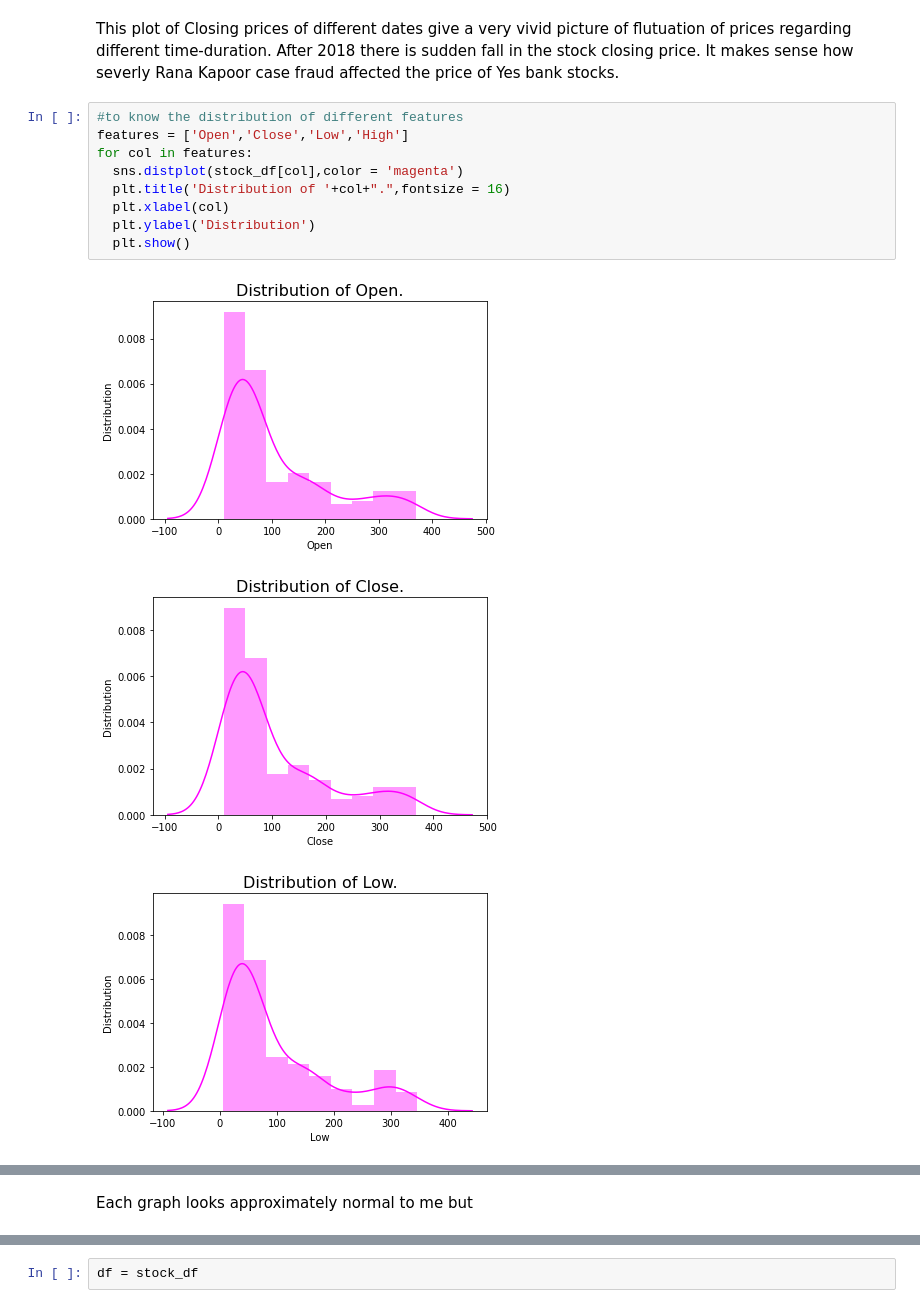
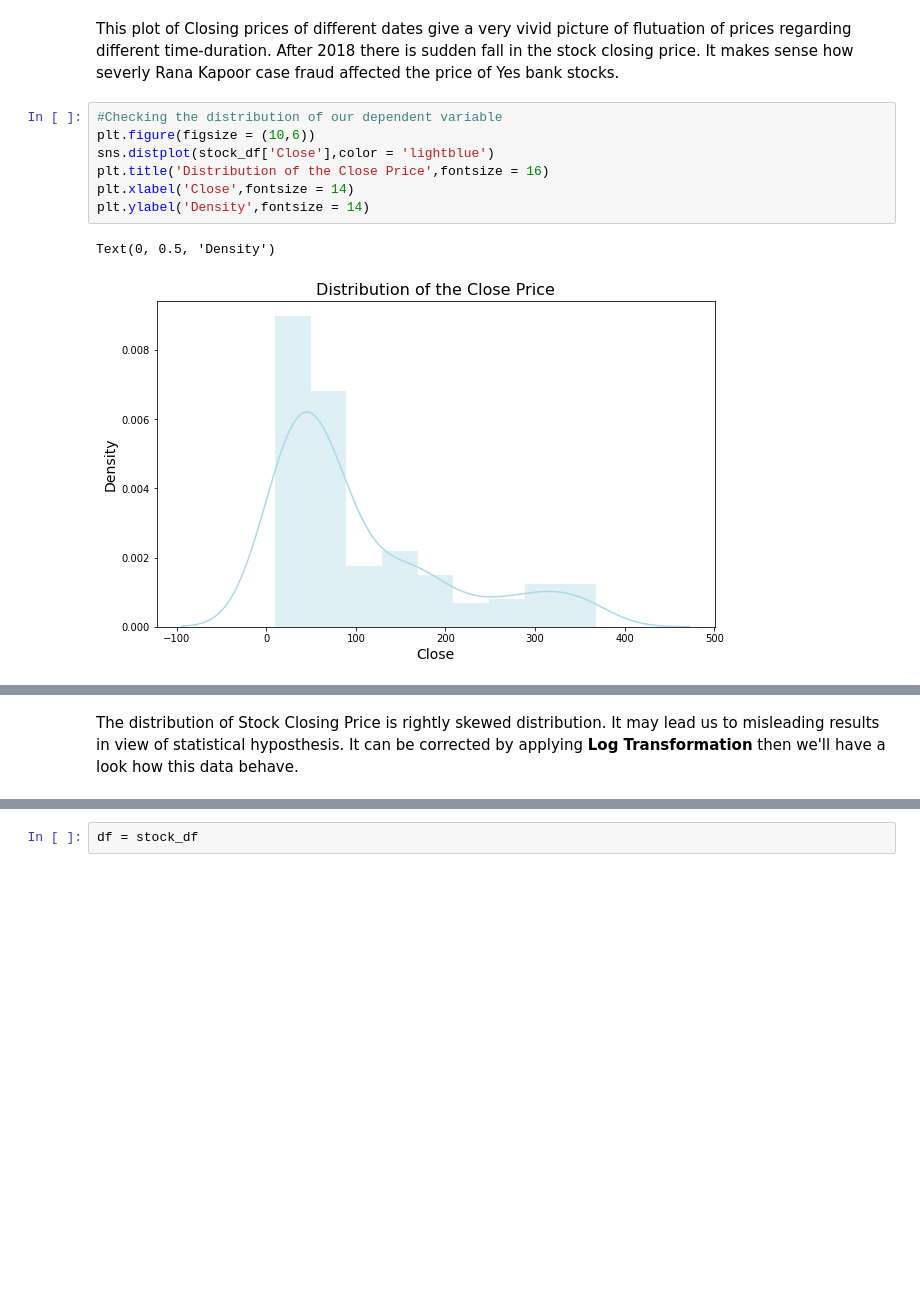
Before and after one commit to Mdanish2020/Yes_Bank_Stock_closing_Price_Prediction, a Jupyter notebook: ML_Capstone_project(Regression).ipynb, the cells around one changed output, grey strips where cells are left out. Saved outputs shown, nothing was run; the diff lists cells and outputs as text; blank space fills up the shorter version.

```diff
--- a/ML_Capstone_project(Regression).ipynb
+++ b/ML_Capstone_project(Regression).ipynb
@@ -128,15 +142,12 @@ plt.show()
 # %% [markdown]
 This plot of Closing prices of different dates give a very vivid picture of flutuation of prices regarding different time-duration. After 2018 there is sudden fall in the stock closing price. It makes sense how severly Rana Kapoor case fraud affected the price of Yes bank stocks.
 # %%
-#to know the distribution of different features
-features = ['Open','Close','Low','High']
-for col in features:
-  sns.distplot(stock_df[col],color = 'magenta')
-  plt.title('Distribution of '+col+".",fontsize = 16)
-  plt.xlabel(col)
-  plt.ylabel('Distribution')
-  plt.show()
+#Checking the distribution of our dependent variable
+plt.figure(figsize = (10,6))
+sns.distplot(stock_df['Close'],color = 'lightblue')
+plt.title('Distribution of the Close Price',fontsize = 16)
+plt.xlabel('Close',fontsize = 14)
+plt.ylabel('Density',fontsize = 14)
 # %% [output]
+Text(0, 0.5, 'Density')
-[figure, old version]
+[figure, new version]
-[figure, removed]
-[figure, removed]
@@ -144,3 +154,3 @@ for col in features:
-# %% [markdown]
-Each graph looks approximately normal to me but
+# %% [markdown]
+The distribution of Stock Closing Price is rightly skewed distribution. It may lead us to misleading results in view of statistical hyposthesis. It can be corrected by applying **Log Transformation** then we'll have a look how this data behave.
 # %%
```
Also changed, not shown: parts of 11 cells of this notebook.
